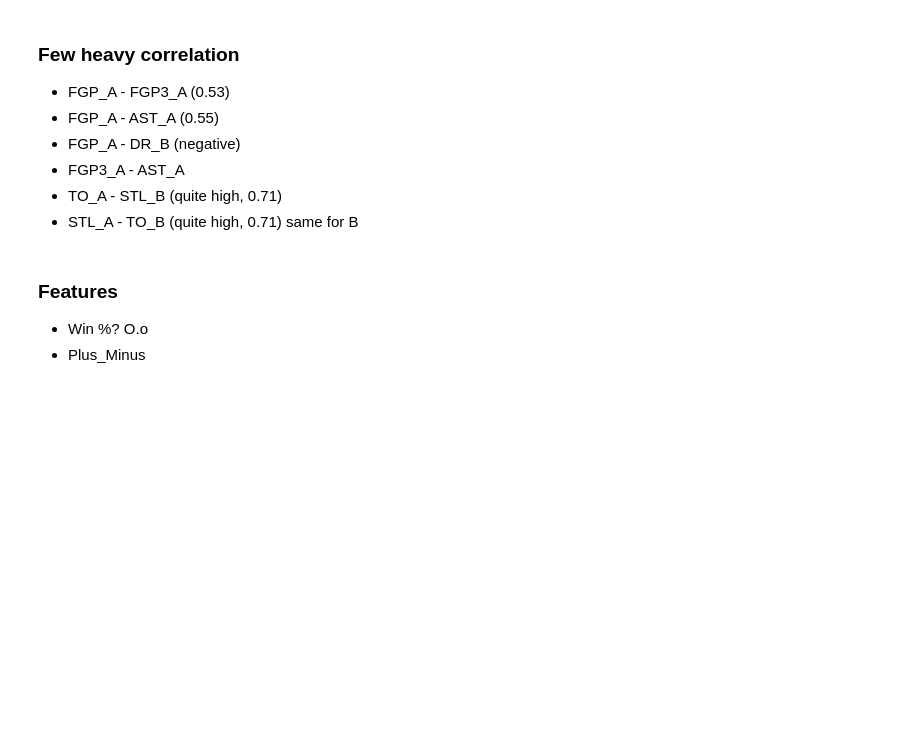
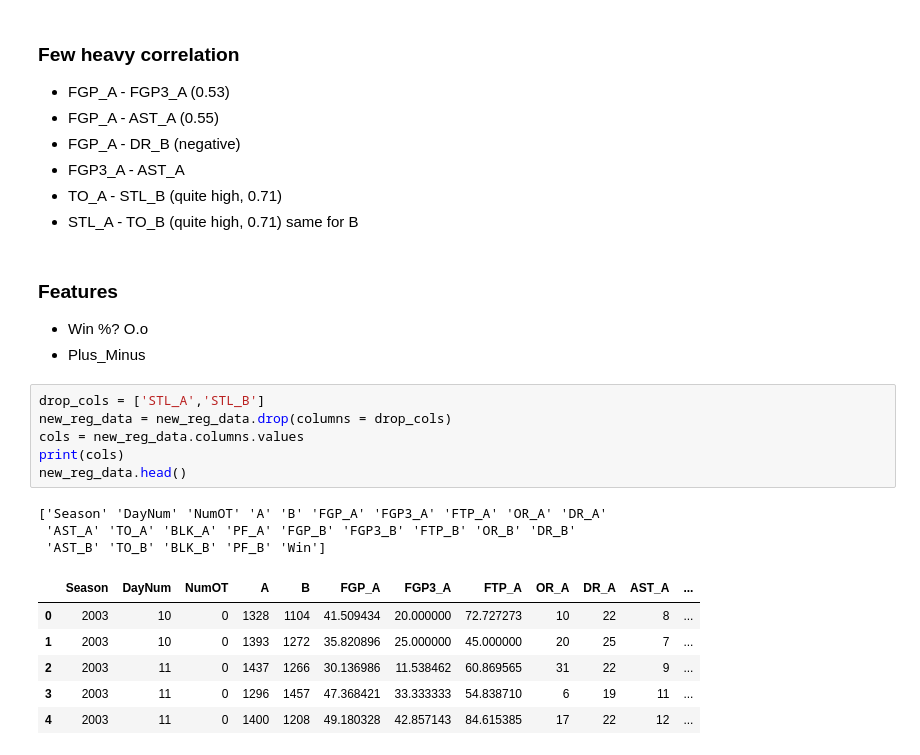
Before and after one commit to sidthakur08/mm-2023, a Jupyter notebook: data exp.ipynb, the cells around one changed output. Cells and saved outputs as stored; diff of their text form; blank space fills up the shorter version.

```diff
--- a/data exp.ipynb
+++ b/data exp.ipynb
@@ -229,3 +230,19 @@ same for B
 ### Features
 - Win %? O.o
 - Plus_Minus
+# %%
+drop_cols = ['STL_A','STL_B']
+new_reg_data = new_reg_data.drop(columns = drop_cols)
+cols = new_reg_data.columns.values
+print(cols)
+new_reg_data.head()
+# %% [output]
+['Season' 'DayNum' 'NumOT' 'A' 'B' 'FGP_A' 'FGP3_A' 'FTP_A' 'OR_A' 'DR_A'
+ 'AST_A' 'TO_A' 'BLK_A' 'PF_A' 'FGP_B' 'FGP3_B' 'FTP_B' 'OR_B' 'DR_B'
+ 'AST_B' 'TO_B' 'BLK_B' 'PF_B' 'Win']
+|  | Season | DayNum | NumOT | A | B | FGP_A | FGP3_A | FTP_A | OR_A | DR_A | AST_A | ... |
+| 0 | 2003 | 10 | 0 | 1328 | 1104 | 41.509434 | 20.000000 | 72.727273 | 10 | 22 | 8 | ... |
+| 1 | 2003 | 10 | 0 | 1393 | 1272 | 35.820896 | 25.000000 | 45.000000 | 20 | 25 | 7 | ... |
+| 2 | 2003 | 11 | 0 | 1437 | 1266 | 30.136986 | 11.538462 | 60.869565 | 31 | 22 | 9 | ... |
+| 3 | 2003 | 11 | 0 | 1296 | 1457 | 47.368421 | 33.333333 | 54.838710 | 6 | 19 | 11 | ... |
+| 4 | 2003 | 11 | 0 | 1400 | 1208 | 49.180328 | 42.857143 | 84.615385 | 17 | 22 | 12 | ... |
```
Also changed, not shown: parts of 9 cells of this notebook, 2 other files.
